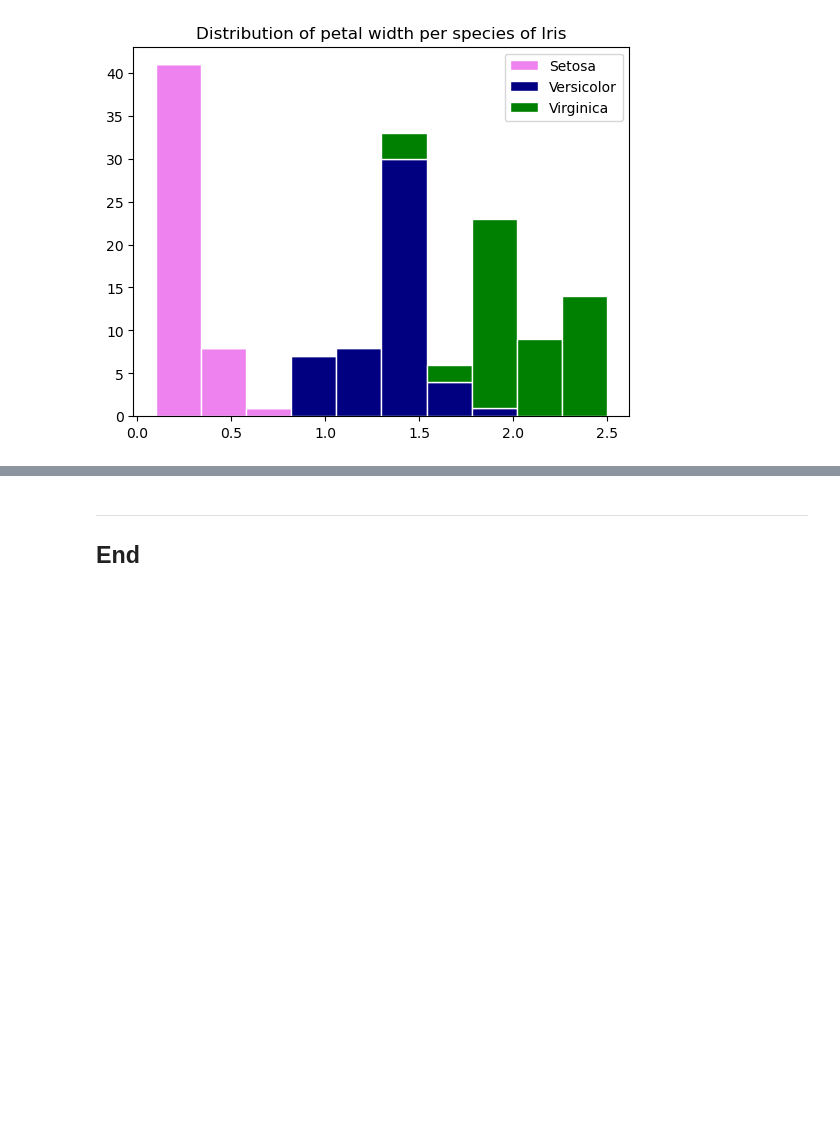
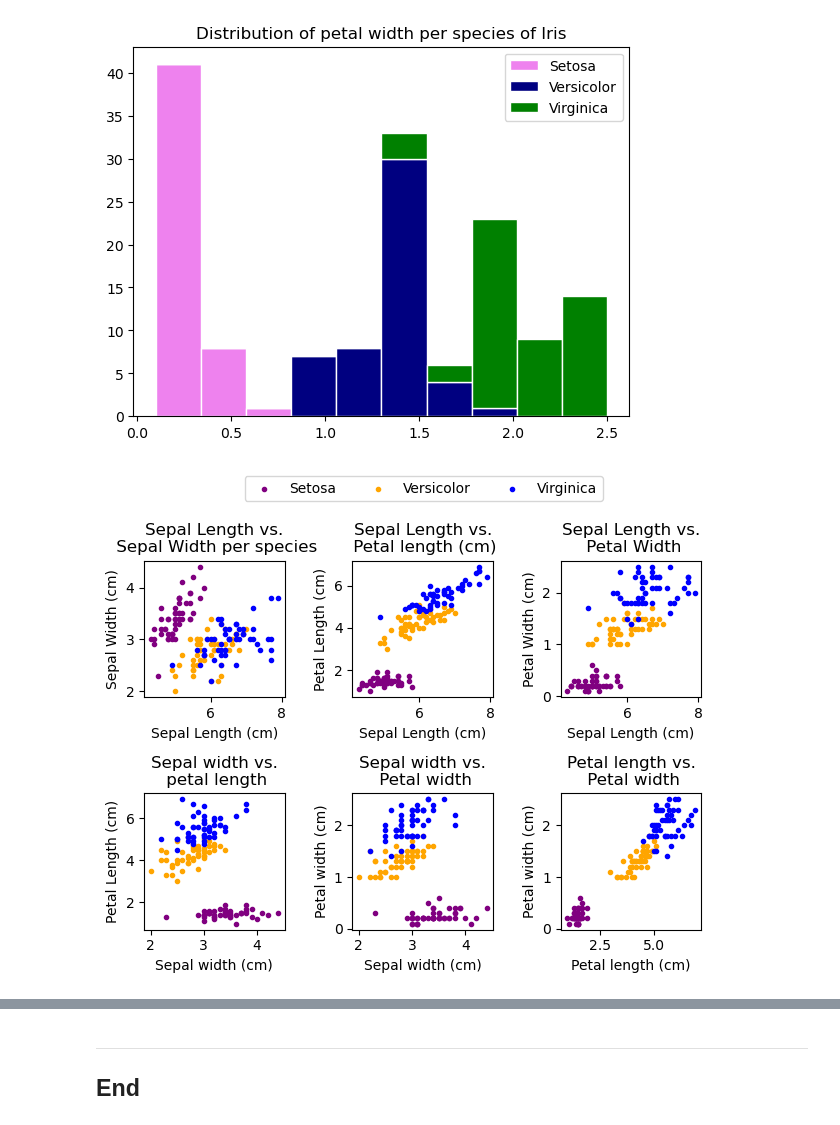
Before and after one commit to Ange-Dvs/pands-project, a Jupyter notebook: iris.ipynb, the cells around one changed output, grey strips where cells are left out. Saved outputs shown, nothing was run; the diff lists cells and outputs as text; code cells hidden in the pictures; blank space fills up the shorter version.

```diff
--- a/iris.ipynb
+++ b/iris.ipynb
@@ -199,5 +209,86 @@ plt.show() # showing the plot
 # %% [output]
 [figure]
+# %%
+
+setosa_sepal_length = setosa_df['sepal length (cm)'].to_numpy()
+setosa_sepal_width = setosa_df['sepal width (cm)']
+setosa_petal_length = setosa_df['petal length (cm)']
+setosa_petal_width = setosa_df['petal width (cm)']
+
+versicolor_sepal_length = versicolor_df['sepal length (cm)']
+versicolor_sepal_width = versicolor_df['sepal width (cm)']
+versicolor_petal_length = versicolor_df['petal length (cm)']
+versicolor_petal_width = versicolor_df['petal width (cm)']
+
+virginica_sepal_length = virginica_df['sepal length (cm)']
+virginica_sepal_width = virginica_df['sepal width (cm)']
+virginica_petal_length = virginica_df['petal length (cm)']
+virginica_petal_width = virginica_df['petal width (cm)']
+# %%
+# Setting variables for comparison across the species which will be used for the subplots
+# sepal length vs sepal width, sepal length vs petal length, sepal length vs petal width
+# sepal width vs petal length, sepal width vs petal width
+# petal length vs petal width
+# petal width
+
+plt.subplot(2, 3, 1)  # Creating a subplot for sepal length vs sepal width
+# Plotting the 3 species to the plot
+plt.scatter(setosa_sepal_length,     setosa_sepal_width,        color='PURPLE', label='Setosa', marker = '.')
+plt.scatter(versicolor_sepal_length, versicolor_sepal_width, color='orange', label='Versicolor', marker='.')
+plt.scatter(virginica_sepal_length,  virginica_sepal_width,     color='blue', label='Virginica', marker='.')
+# Set labels and title
+plt.xlabel('Sepal Length (cm)')
+plt.ylabel('Sepal Width (cm)')
+plt.title('Sepal Length vs.\n Sepal Width per species')
+
+plt.subplot(2, 3, 2)  # Creating a subplot for sepal length vs petal length
+plt.scatter(setosa_sepal_length,     setosa_petal_length,       color='PURPLE', marker = '.')
+plt.scatter(versicolor_sepal_length, versicolor_petal_length,   color='orange', marker='.')
+plt.scatter(virginica_sepal_length,  virginica_petal_length,    color='blue', marker='.')
+plt.title('Sepal Length vs.\n Petal length (cm)')
+plt.xlabel('Sepal Length (cm)')
+plt.ylabel('Petal Length (cm)')
+
+plt.subplot(2, 3, 3)  # Creating a subplot for sepal length vs petal width
+plt.scatter(setosa_sepal_length, setosa_petal_width,     color='PURPLE', marker = '.')
+plt.scatter(versicolor_sepal_length, versicolor_petal_width,color='orange', marker='.')
+plt.scatter(virginica_sepal_length, virginica_petal_width, color='blue', marker='.')
+plt.title('Sepal Length vs.\n Petal Width')
+plt.xlabel('Sepal Length (cm)')
+plt.ylabel('Petal Width (cm)')
+
+plt.subplot(2, 3, 4) # Creating plot for sepal width vs petal length
+plt.scatter(setosa_sepal_width, setosa_petal_length, color='PURPLE', marker = ".")
+plt.scatter(versicolor_sepal_width, versicolor_petal_length, color='orange', marker = ".")
+plt.scatter(virginica_sepal_width, virginica_petal_length, color='blue', marker = ".")
+plt.xlabel('Sepal width (cm)')
+plt.ylabel('Petal Length (cm)')
+plt.title('Sepal width vs.\n petal length')
+
+plt.subplot(2, 3, 5) # Creating plot for sepal width vs petal width
+plt.scatter(setosa_sepal_width, setosa_petal_width, color='PURPLE', marker = '.')
+plt.scatter(versicolor_sepal_width, versicolor_petal_width, color='orange', marker='.')
+plt.scatter(virginica_sepal_width, virginica_petal_width, color='blue', marker='.')
+plt.title('Sepal width vs.\n Petal width')
+plt.xlabel('Sepal width (cm)')
+plt.ylabel('Petal width (cm)')
+
+plt.subplot(2, 3, 6) # Creating plot for petal length vs petal width
+plt.scatter(setosa_petal_length, setosa_petal_width, color='PURPLE', marker = '.')
+plt.scatter(versicolor_petal_length, versicolor_petal_width, color='orange', marker='.')
+plt.scatter(virginica_petal_length, virginica_petal_width, color='blue', marker='.')
+plt.title('Petal length vs.\n Petal width')
+plt.xlabel('Petal length (cm)')
+plt.ylabel('Petal width (cm)')
+
+
+plt.tight_layout()  # Adjust the layout of subplots to prevent overlapping
+plt.figlegend(loc = "lower left", ncols = 3, bbox_to_anchor=(0.25, 1)) # creating one legend for the subplots and setting it's location to the top center for the plot
+plt.show()
+
+plt.clf() # clears the current plot to allow a fresh plot for the next histogram to be created
+# %% [output]
+[figure, added]
 # %% [markdown]
 #### Next actions/To-do list:
 
```
Also changed, not shown: parts of 8 cells of this notebook, 2 other files.
